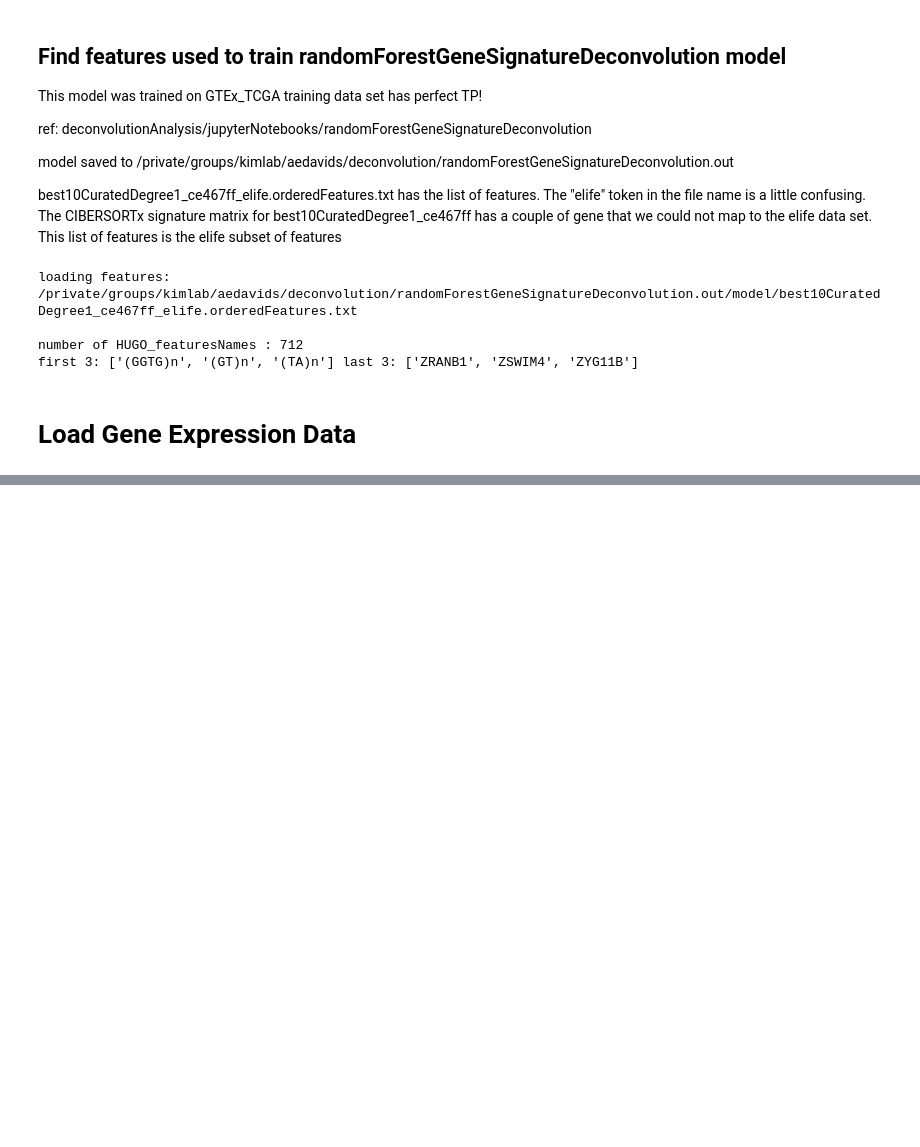
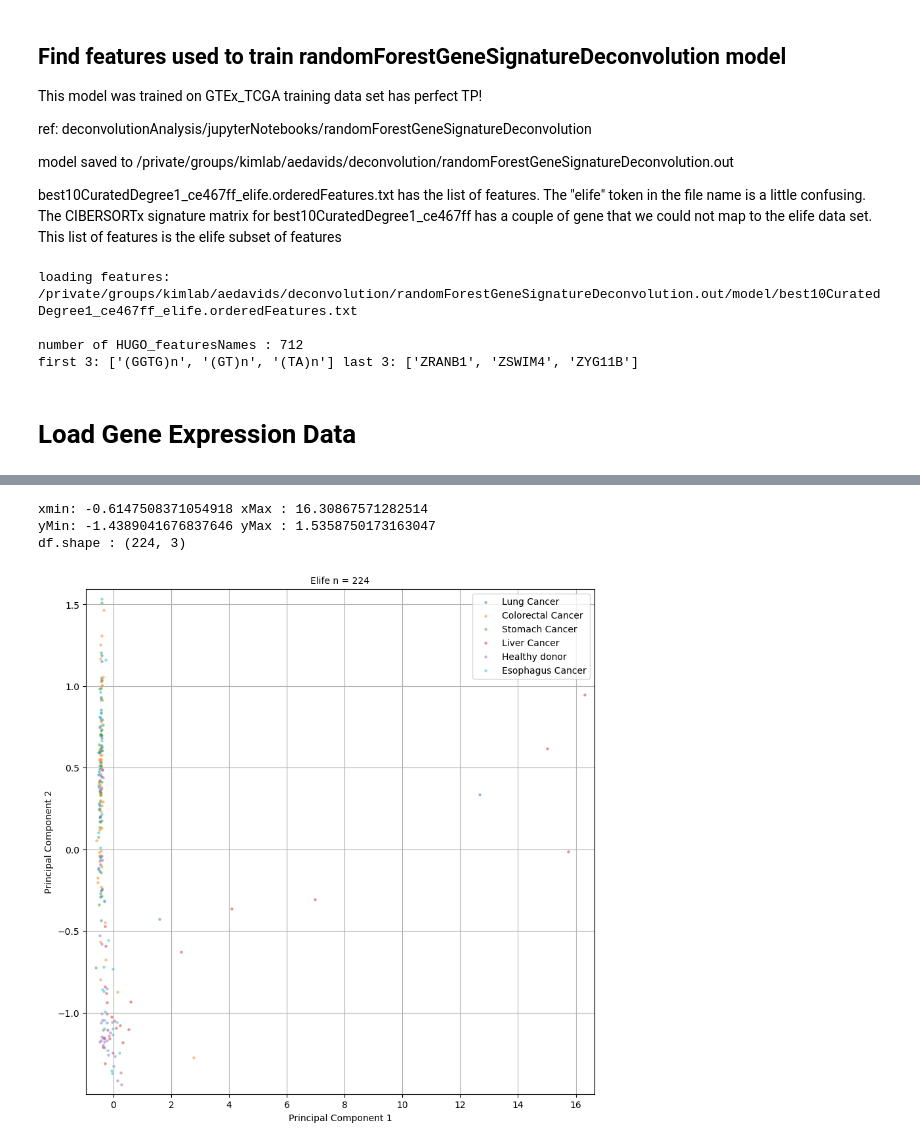
Before and after one commit to aedavids/extraCellularRNA, a Jupyter notebook: intraExtraRNA_POC/jupyterNotebooks/elife/gan/PCA_ClusterAnalysis.ipynb, the cells around one changed output, grey strips where cells are left out. Cells and saved outputs as stored; diff of their text form; code cells hidden in the pictures; blank space fills up the shorter version.

```diff
--- a/intraExtraRNA_POC/jupyterNotebooks/elife/gan/PCA_ClusterAnalysis.ipynb
+++ b/intraExtraRNA_POC/jupyterNotebooks/elife/gan/PCA_ClusterAnalysis.ipynb
@@ -242,3 +204,6 @@ mapDF.head()
 # %%
+XNP = XDF.values
+XScaledNP = MinMaxScaler().fit_transform(XNP)
+
 pca = PCA(n_components=2, random_state=42)
-principalComponentsNP = pca.fit_transform(XDF.values)
+principalComponentsNP = pca.fit_transform(XScaledNP)
@@ -244,0 +219,26 @@ principalComponentsNP = pca.fit_transform(XDF.values)
+# %%
+from plots.scatterPlots import createScatterPlot
+
+def plotPCA(principalComponentsNP):
+    colors = ['tab:blue', 'tab:orange', 'tab:green', 'tab:red', 'tab:purple', 'tab:cyan']
+    fig, pannel = createScatterPlot(
+        x = principalComponentsNP[:,0],
+        y = principalComponentsNP[:,1],
+
+        title = f'Elife n = {principalComponentsNP.shape[0]}',
+        xLabel = 'Principal Component 1',
+        yLabel = 'Principal Component 2',
+        categories = metaDF.loc[:, "diagnosis"].values,
+        # colors  = ['r',  'b'],
+        colors = colors,
+        #figSize = (4,4),
+        figSize = (10,10),
+        axisPaddingPrecentage = 0.02,
+    )
+
+plotPCA( principalComponentsNP )
+# %% [output]
+xmin: -0.6147508371054918 xMax : 16.30867571282514
+yMin: -1.4389041676837646 yMax : 1.5358750173163047
+df.shape : (224, 3)
+[figure, added]
```
Also changed, not shown: parts of 8 cells of this notebook.
